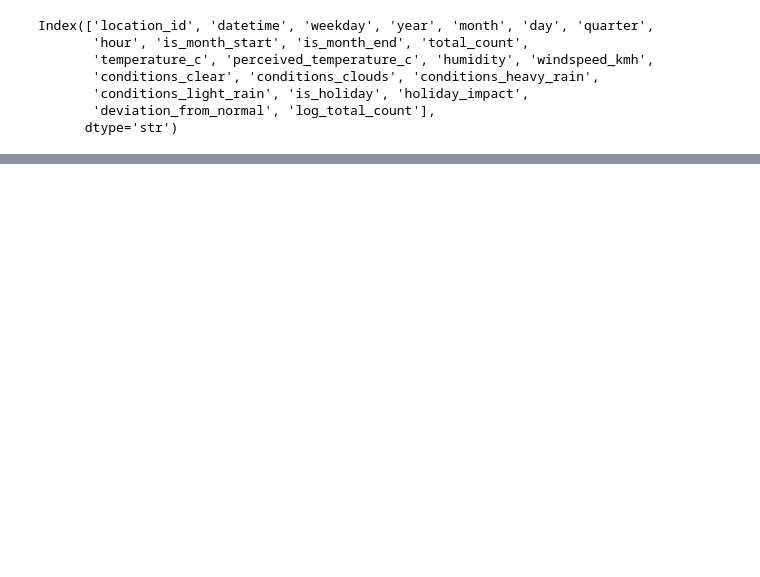
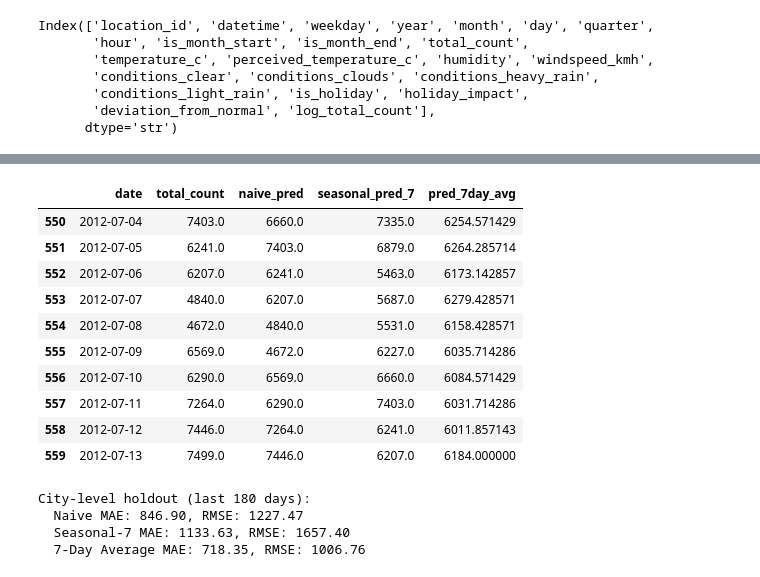
Before and after one commit to jayeshmanani/MLOps-Level3, a Jupyter notebook: week-3/eda.ipynb, the cells around one changed output, grey strips where cells are left out. Saved outputs shown, nothing was run; the diff lists cells and outputs as text; code cells hidden in the pictures; blank space fills up the shorter version.

```diff
--- a/week-3/eda.ipynb
+++ b/week-3/eda.ipynb
@@ -295,0 +368,52 @@ Baseline MAE: 5.788797474164418
+# %%
+test_daily.head(10)
+# %% [output]
+|  | date | total_count | naive_pred | seasonal_pred_7 | pred_7day_avg |
+| 550 | 2012-07-04 | 7403.0 | 6660.0 | 7335.0 | 6254.571429 |
+| 551 | 2012-07-05 | 6241.0 | 7403.0 | 6879.0 | 6264.285714 |
+| 552 | 2012-07-06 | 6207.0 | 6241.0 | 5463.0 | 6173.142857 |
+| 553 | 2012-07-07 | 4840.0 | 6207.0 | 5687.0 | 6279.428571 |
+| 554 | 2012-07-08 | 4672.0 | 4840.0 | 5531.0 | 6158.428571 |
+| 555 | 2012-07-09 | 6569.0 | 4672.0 | 6227.0 | 6035.714286 |
+| 556 | 2012-07-10 | 6290.0 | 6569.0 | 6660.0 | 6084.571429 |
+| 557 | 2012-07-11 | 7264.0 | 6290.0 | 7403.0 | 6031.714286 |
+| 558 | 2012-07-12 | 7446.0 | 7264.0 | 6241.0 | 6011.857143 |
+| 559 | 2012-07-13 | 7499.0 | 7446.0 | 6207.0 | 6184.000000 |
+# %%
+# Evaluate naive (yesterday) on holdout
+test_naive = test_daily.dropna(subset=["naive_pred"])
+mae_naive = mean_absolute_error(
+    test_naive["total_count"], test_naive["naive_pred"]
+)
+rmse_naive = np.sqrt(
+    mean_squared_error(test_naive["total_count"], test_naive["naive_pred"])
+)
+
+# Evaluate seasonal (lag-7) on holdout
+test_seasonal = test_daily.dropna(subset=["seasonal_pred_7"])
+mae_seasonal = mean_absolute_error(
+    test_seasonal["total_count"], test_seasonal["seasonal_pred_7"]
+)
+rmse_seasonal = np.sqrt(
+    mean_squared_error(
+        test_seasonal["total_count"], test_seasonal["seasonal_pred_7"]
+    )
+)
+
+# Evaluate 7-day average on holdout
+eval_df = daily_df.dropna(subset=["pred_7day_avg"]).copy()
+
+mae_7day = mean_absolute_error(eval_df["total_count"], eval_df["pred_7day_avg"])
+rmse_7day = np.sqrt(
+    mean_squared_error(eval_df["total_count"], eval_df["pred_7day_avg"])
+)
+
+print(f"City-level holdout (last {holdout_days} days):")
+print(f"  Naive MAE: {mae_naive:.2f}, RMSE: {rmse_naive:.2f}")
+print(f"  Seasonal-7 MAE: {mae_seasonal:.2f}, RMSE: {rmse_seasonal:.2f}")
+print(f"  7-Day Average MAE: {mae_7day:.2f}, RMSE: {rmse_7day:.2f}")
+# %% [output]
+City-level holdout (last 180 days):
+  Naive MAE: 846.90, RMSE: 1227.47
+  Seasonal-7 MAE: 1133.63, RMSE: 1657.40
+  7-Day Average MAE: 718.35, RMSE: 1006.76
```
Also changed, not shown: parts of 42 cells of this notebook.
